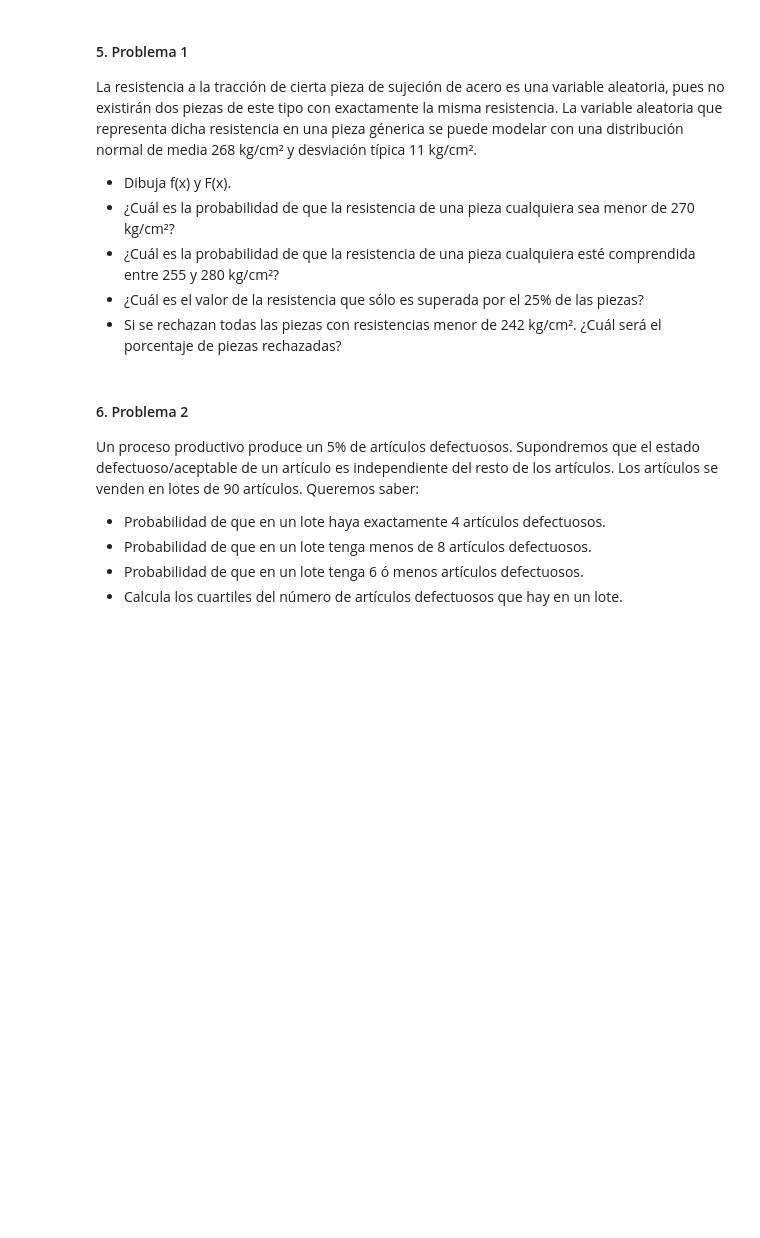
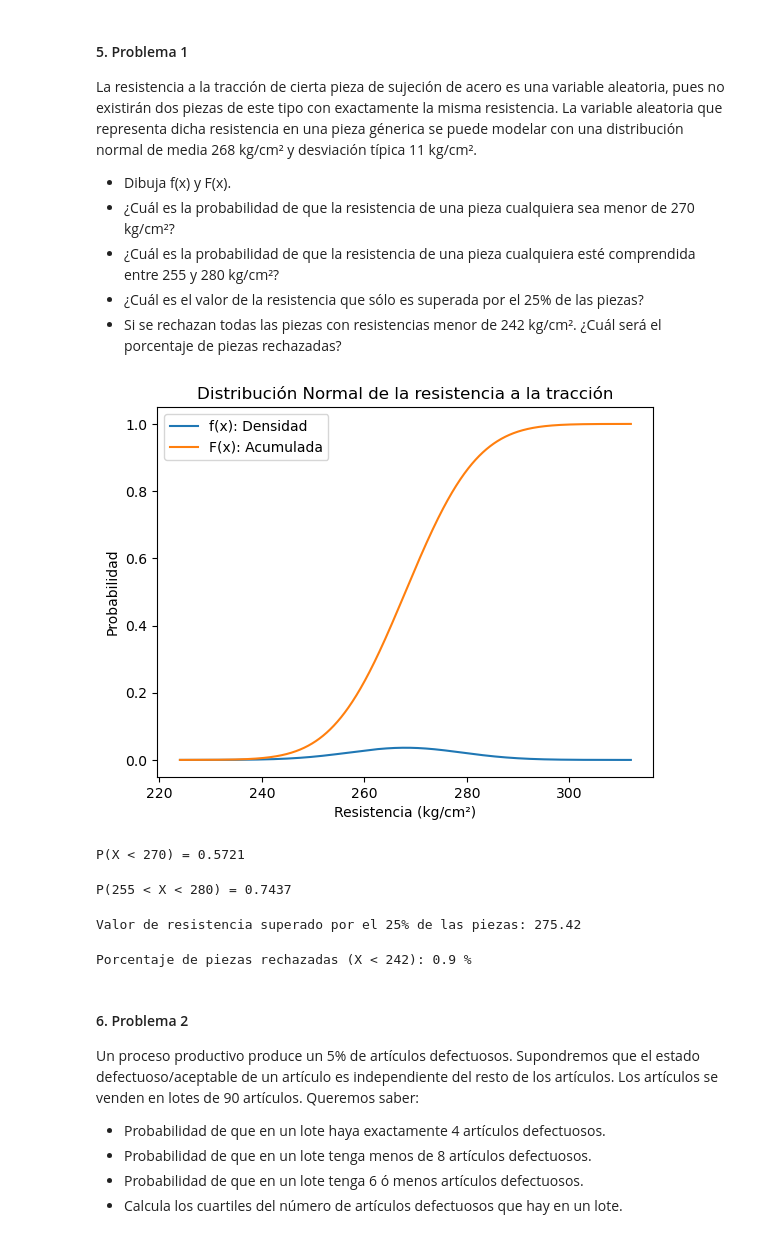
Before and after one commit to rocconeto/code_uni, a Jupyter notebook: CPE/P3/Practica3_ModelosProbabilidad.ipynb, the cells around one changed output. Saved outputs shown, nothing was run; the diff lists cells and outputs as text; code cells hidden in the pictures; blank space fills up the shorter version.

```diff
--- a/CPE/P3/Practica3_ModelosProbabilidad.ipynb
+++ b/CPE/P3/Practica3_ModelosProbabilidad.ipynb
@@ -149,6 +149,47 @@ La resistencia a la tracción de cierta pieza de sujeción de acero es una varia
 - ¿Cuál es la probabilidad de que la resistencia de una pieza cualquiera esté comprendida entre 255 y 280 kg/cm²?
 - ¿Cuál es el valor de la resistencia que sólo es superada por el 25% de las piezas?
 - Si se rechazan todas las piezas con resistencias menor de 242 kg/cm². ¿Cuál será el porcentaje de piezas rechazadas?
+# %%
+# Dibujar los graficos f(x) y F(x)
+mu = 268  # media
+sigma = 11  # desviación estándar
+
+x = np.linspace(mu - 4*sigma, mu + 4*sigma, 1000)
+
+sns.lineplot(x=x, y=norm.pdf(x, mu, sigma), label='f(x): Densidad')
+sns.lineplot(x=x, y=norm.cdf(x, mu, sigma), label='F(x): Acumulada')
+
+plt.title("Distribución Normal de la resistencia a la tracción")
+plt.xlabel("Resistencia (kg/cm²)")
+plt.ylabel("Probabilidad")
+plt.legend()
+plt.show()
+# %% [output]
+[figure, added]
+# %%
+#Probabilidad de que la resistencia de cualquier pieza sea menor de 270kg/cm2
+p_menor_270 = norm.cdf(270, mu, sigma)
+print("P(X < 270) =", round(p_menor_270, 4))
+# %% [output]
+P(X < 270) = 0.5721
+# %%
+#Probabilidad de que la resistencia esté entre 255 y 280 kg/cm2
+p_entre_255_280 = norm.cdf(280, mu, sigma) - norm.cdf(255, mu, sigma)
+print("P(255 < X < 280) =", round(p_entre_255_280, 4))
+# %% [output]
+P(255 < X < 280) = 0.7437
+# %%
+#Valor de resistencia que solo es superada por el 25% de las piezas
+valor_percentil_75 = norm.ppf(0.75, mu, sigma)
+print("Valor de resistencia superado por el 25% de las piezas:", round(valor_percentil_75, 2))
+# %% [output]
+Valor de resistencia superado por el 25% de las piezas: 275.42
+# %%
+#Porcentaje de piezas con resistencias menores a 242kg/cm2
+p_rechazo = norm.cdf(242, mu, sigma)
+print("Porcentaje de piezas rechazadas (X < 242):", round(p_rechazo * 100, 2), "%")
+# %% [output]
+Porcentaje de piezas rechazadas (X < 242): 0.9 %
 # %% [markdown]
 #### 6. Problema 2  <br />
 
```
Also changed, not shown: parts of 10 cells of this notebook.
